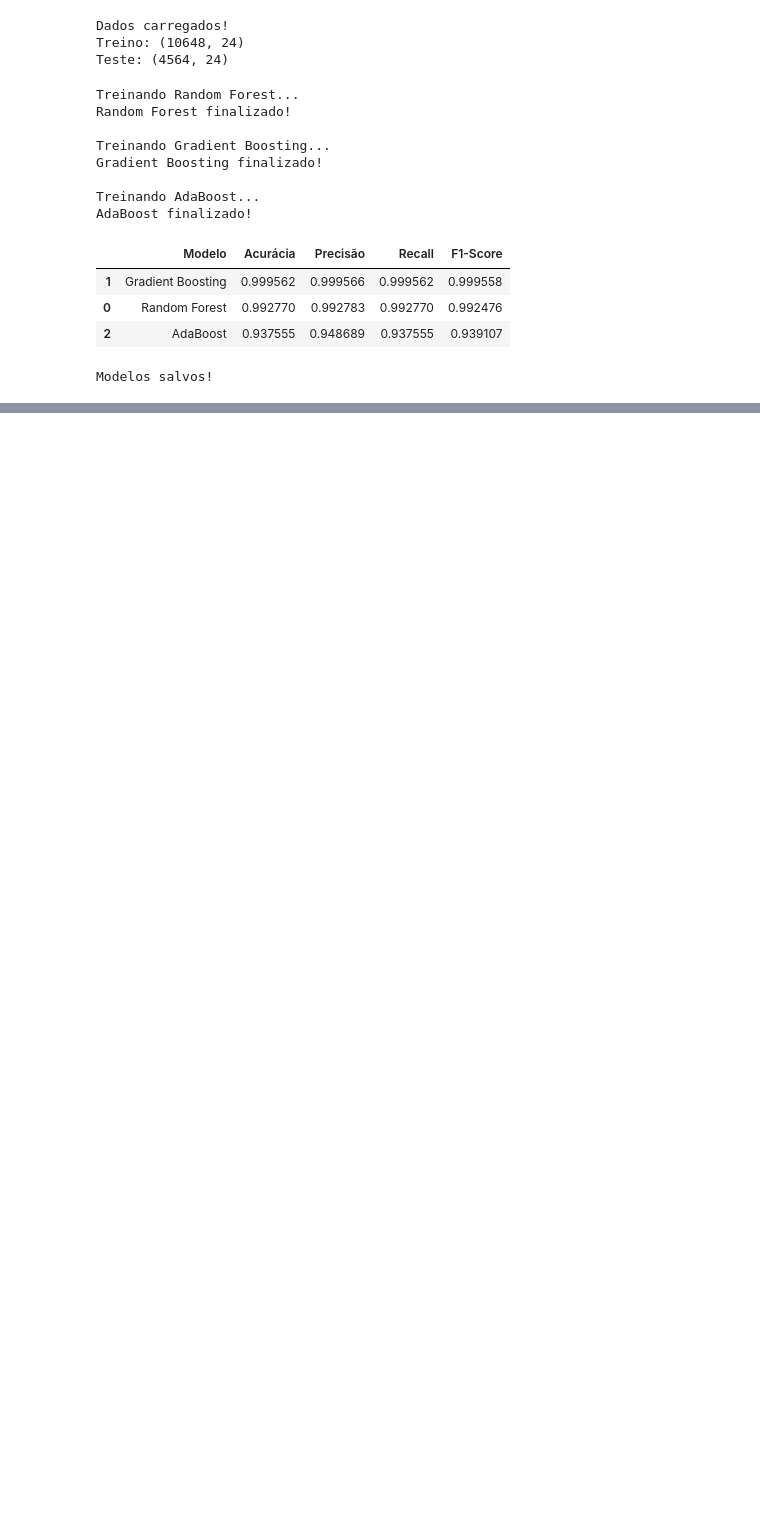
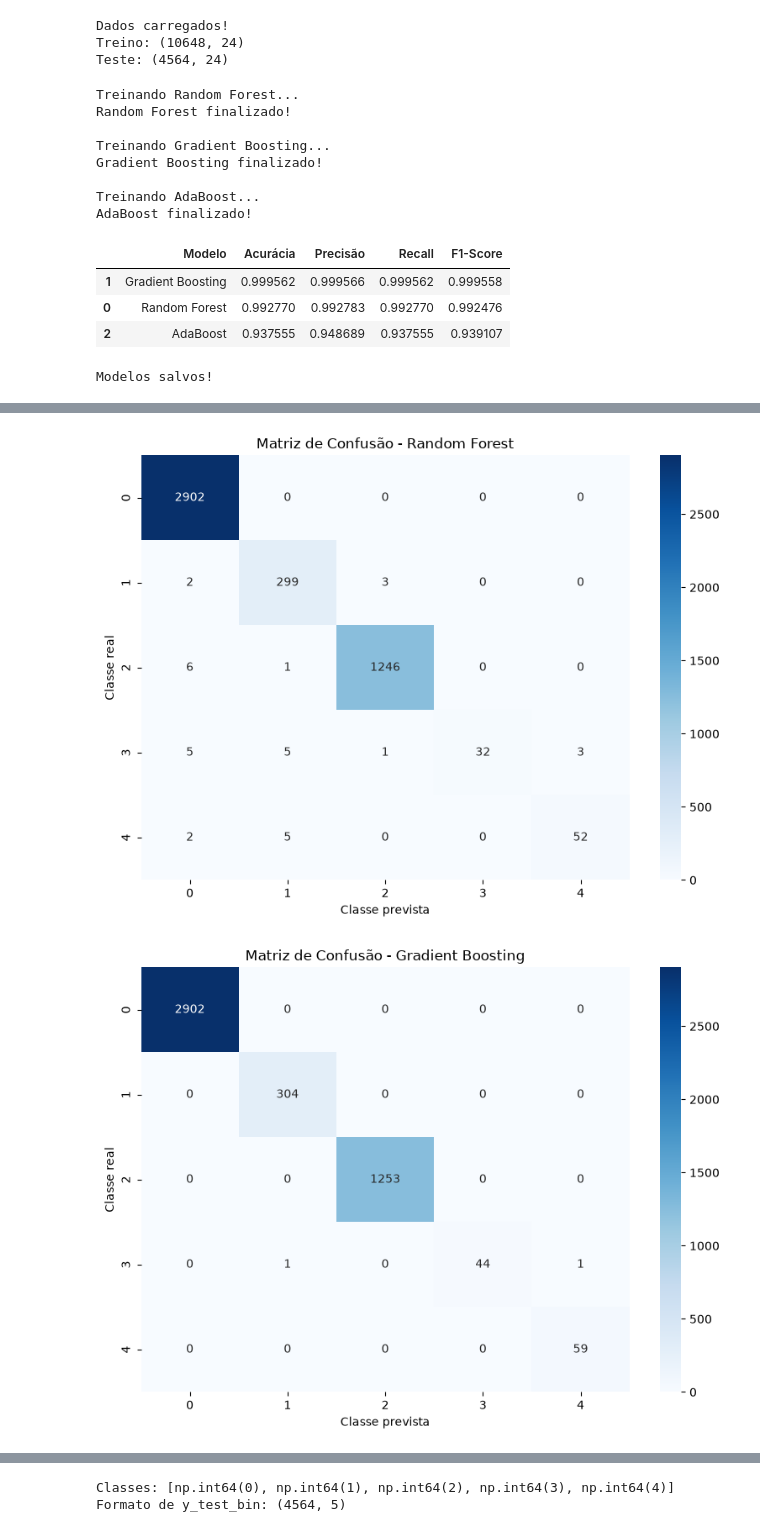
Before and after one commit to LuxLucas/anemia_ml_project, a Jupyter notebook: src/trainings/ensembles/ensembles.ipynb, the cells around one changed output, grey strips where cells are left out. Cells and saved outputs as stored; diff of their text form; code cells hidden in the pictures; blank space fills up the shorter version.

Commit message:
feat: matriz de confusão e curva ROC

```diff
--- a/src/trainings/ensembles/ensembles.ipynb
+++ b/src/trainings/ensembles/ensembles.ipynb
@@ -129,0 +234,42 @@ Modelos salvos!
+# %%
+classes = sorted(y_test.unique())
+
+os.makedirs("../../../outputs/figures", exist_ok=True)
+
+for nome, dados in resultados.items():
+
+    matriz = confusion_matrix(
+        y_test,
+        dados["previsoes"],
+        labels=classes
+    )
+
+    plt.figure(figsize=(8, 6))
+
+    sns.heatmap(
+        matriz,
+        annot=True,
+        fmt="d",
+        cmap="Blues",
+        xticklabels=classes,
+        yticklabels=classes
+    )
+
+    plt.title(f"Matriz de Confusão - {nome}")
+    plt.xlabel("Classe prevista")
+    plt.ylabel("Classe real")
+
+    plt.tight_layout()
+
+    nome_arquivo = nome.lower().replace(" ", "_")
+
+    plt.savefig(
+        f"../../../outputs/figures/confusion_matrix_{nome_arquivo}.png",
+        dpi=300,
+        bbox_inches="tight"
+    )
+
+    plt.show()
+# %% [output]
+[figure, added]
+[figure, added]
@@ -129,0 +277,13 @@ Modelos salvos!
+# %%
+classes = sorted(y_test.unique())
+
+y_test_bin = label_binarize(
+    y_test,
+    classes=classes
+)
+
+print("Classes:", classes)
+print("Formato de y_test_bin:", y_test_bin.shape)
+# %% [output]
+Classes: [np.int64(0), np.int64(1), np.int64(2), np.int64(3), np.int64(4)]
+Formato de y_test_bin: (4564, 5)
```
Also changed, not shown: parts of 7 cells of this notebook, 10 other files.
